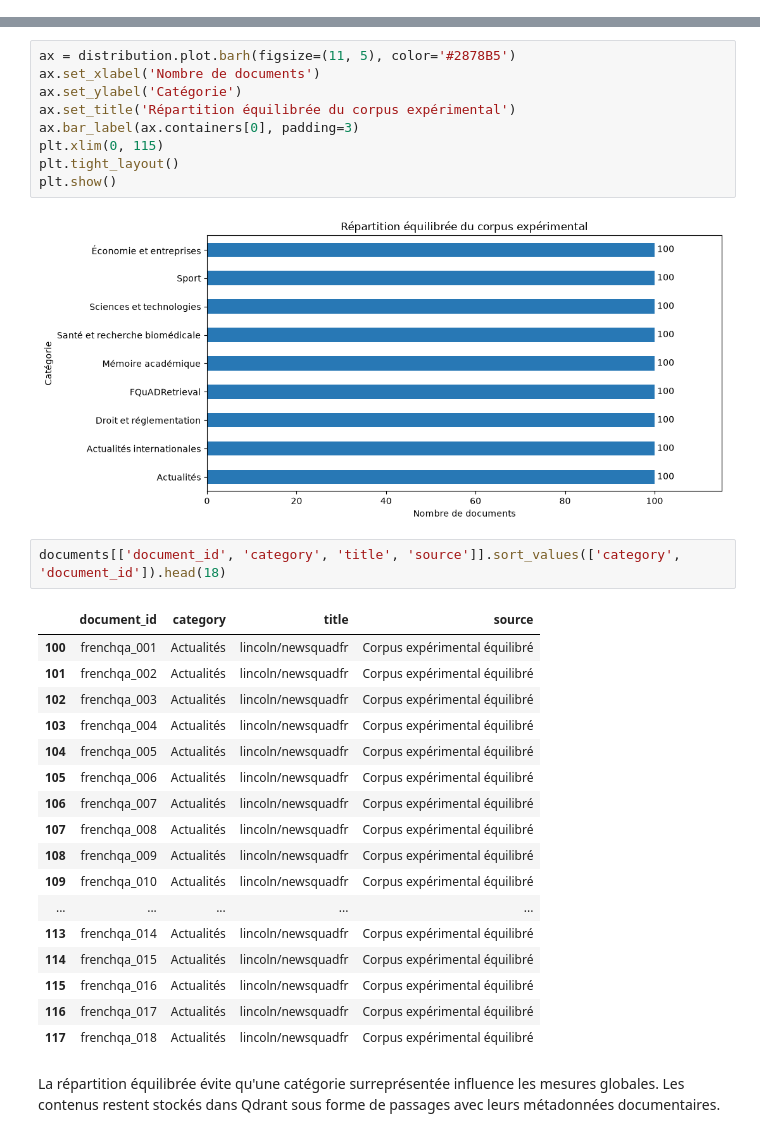
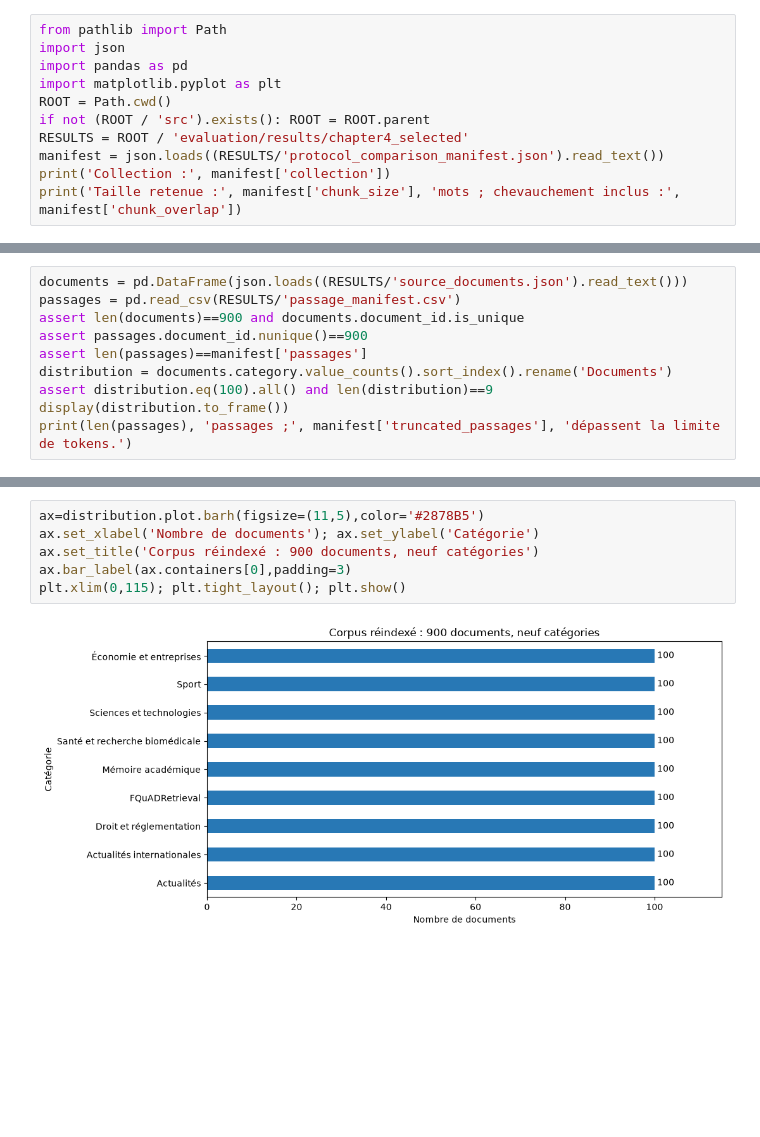
Before and after one commit to Kouraogo22/Projet_vectoriel-, a Jupyter notebook: notebooks/exploration.ipynb, the cells around one changed output, grey strips where cells are left out. Drawn from its saved outputs; the diff is of its cells as text; blank space fills up the shorter version.

```diff
--- a/notebooks/exploration.ipynb
+++ b/notebooks/exploration.ipynb
@@ -49,0 +5,11 @@ Contrôle validé : 100 documents sont disponibles dans chaque catégorie.
+# %%
+from pathlib import Path
+import json
+import pandas as pd
+import matplotlib.pyplot as plt
+ROOT = Path.cwd()
+if not (ROOT / 'src').exists(): ROOT = ROOT.parent
+RESULTS = ROOT / 'evaluation/results/chapter4_selected'
+manifest = json.loads((RESULTS/'protocol_comparison_manifest.json').read_text())
+print('Collection :', manifest['collection'])
+print('Taille retenue :', manifest['chunk_size'], 'mots ; chevauchement inclus :', manifest['chunk_overlap'])
@@ -49,0 +19,10 @@ Contrôle validé : 100 documents sont disponibles dans chaque catégorie.
+# %%
+documents = pd.DataFrame(json.loads((RESULTS/'source_documents.json').read_text()))
+passages = pd.read_csv(RESULTS/'passage_manifest.csv')
+assert len(documents)==900 and documents.document_id.is_unique
+assert passages.document_id.nunique()==900
+assert len(passages)==manifest['passages']
+distribution = documents.category.value_counts().sort_index().rename('Documents')
+assert distribution.eq(100).all() and len(distribution)==9
+display(distribution.to_frame())
+print(len(passages), 'passages ;', manifest['truncated_passages'], 'dépassent la limite de tokens.')
@@ -50,33 +42,8 @@ Contrôle validé : 100 documents sont disponibles dans chaque catégorie.
 # %%
-ax = distribution.plot.barh(figsize=(11, 5), color='#2878B5')
-ax.set_xlabel('Nombre de documents')
-ax.set_ylabel('Catégorie')
-ax.set_title('Répartition équilibrée du corpus expérimental')
-ax.bar_label(ax.containers[0], padding=3)
-plt.xlim(0, 115)
-plt.tight_layout()
-plt.show()
+ax=distribution.plot.barh(figsize=(11,5),color='#2878B5')
+ax.set_xlabel('Nombre de documents'); ax.set_ylabel('Catégorie')
+ax.set_title('Corpus réindexé : 900 documents, neuf catégories')
+ax.bar_label(ax.containers[0],padding=3)
+plt.xlim(0,115); plt.tight_layout(); plt.show()
 # %% [output]
-[figure, old version]
+[figure, new version]
-# %%
-documents[['document_id', 'category', 'title', 'source']].sort_values(['category', 'document_id']).head(18)
-# %% [output]
-|  | document_id | category | title | source |
-| 100 | frenchqa_001 | Actualités | lincoln/newsquadfr | Corpus expérimental équilibré |
-| 101 | frenchqa_002 | Actualités | lincoln/newsquadfr | Corpus expérimental équilibré |
-| 102 | frenchqa_003 | Actualités | lincoln/newsquadfr | Corpus expérimental équilibré |
-| 103 | frenchqa_004 | Actualités | lincoln/newsquadfr | Corpus expérimental équilibré |
-| 104 | frenchqa_005 | Actualités | lincoln/newsquadfr | Corpus expérimental équilibré |
-| 105 | frenchqa_006 | Actualités | lincoln/newsquadfr | Corpus expérimental équilibré |
-| 106 | frenchqa_007 | Actualités | lincoln/newsquadfr | Corpus expérimental équilibré |
-| 107 | frenchqa_008 | Actualités | lincoln/newsquadfr | Corpus expérimental équilibré |
-| 108 | frenchqa_009 | Actualités | lincoln/newsquadfr | Corpus expérimental équilibré |
-| 109 | frenchqa_010 | Actualités | lincoln/newsquadfr | Corpus expérimental équilibré |
-| ... | ... | ... | ... | ... |
-| 113 | frenchqa_014 | Actualités | lincoln/newsquadfr | Corpus expérimental équilibré |
-| 114 | frenchqa_015 | Actualités | lincoln/newsquadfr | Corpus expérimental équilibré |
-| 115 | frenchqa_016 | Actualités | lincoln/newsquadfr | Corpus expérimental équilibré |
-| 116 | frenchqa_017 | Actualités | lincoln/newsquadfr | Corpus expérimental équilibré |
-| 117 | frenchqa_018 | Actualités | lincoln/newsquadfr | Corpus expérimental équilibré |
-# %% [markdown]
-La répartition équilibrée évite qu'une catégorie surreprésentée influence les mesures globales. Les contenus restent stockés dans Qdrant sous forme de passages avec leurs métadonnées documentaires.
```
Also changed, not shown: parts of 6 cells of this notebook, 12 other files.
